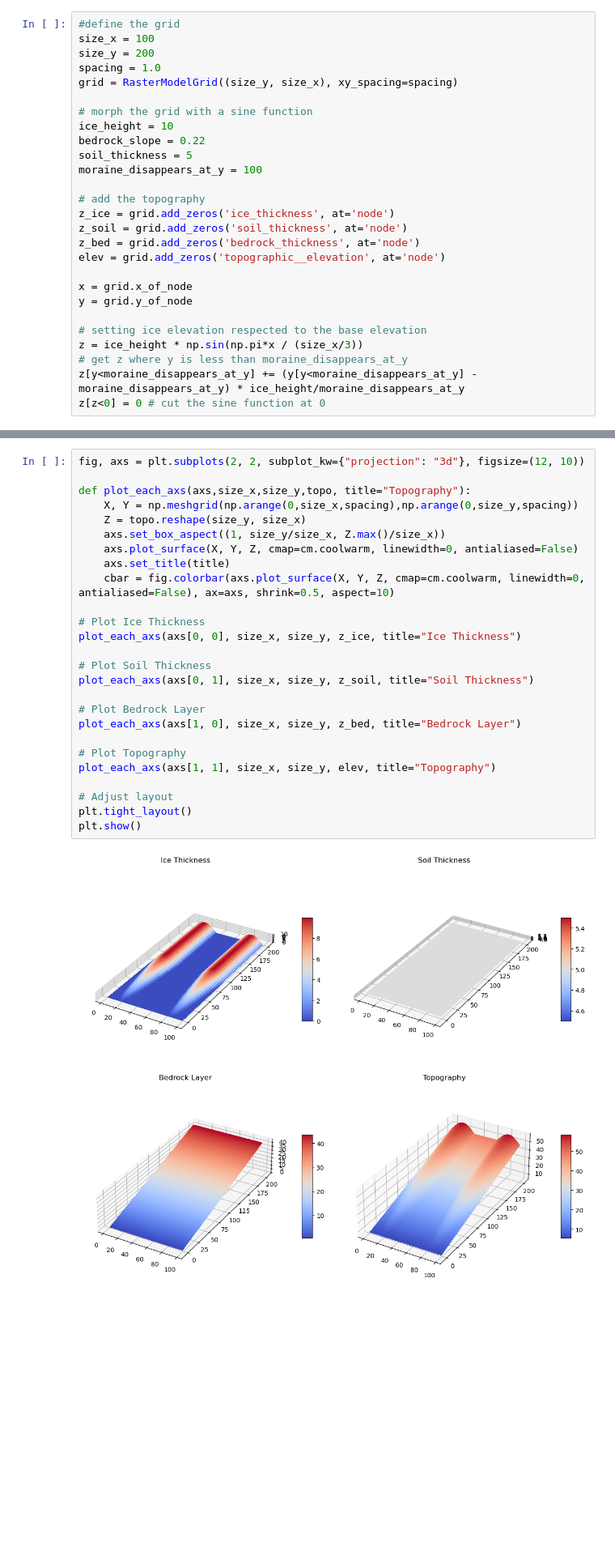
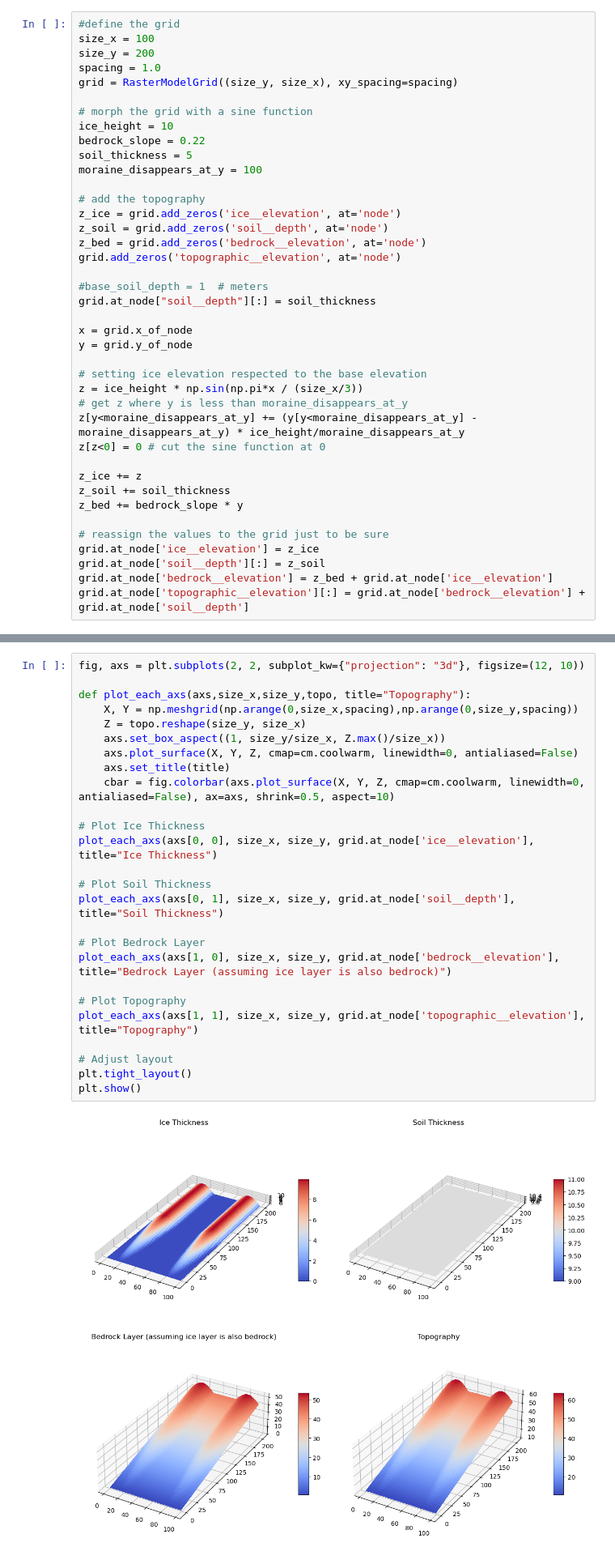
Before and after one commit to shaylatriant/2025-glacier-outbursts, a Jupyter notebook: post_glacial_lab.ipynb, the cells around one changed output, grey strips where cells are left out. Shown at 81% size. Saved outputs shown, nothing was run; the diff lists cells and outputs as text; blank space fills up the shorter version.

```diff
--- a/post_glacial_lab.ipynb
+++ b/post_glacial_lab.ipynb
@@ -102,10 +106,13 @@ soil_thickness = 5
 moraine_disappears_at_y = 100
 
 # add the topography
-z_ice = grid.add_zeros('ice_thickness', at='node')
-z_soil = grid.add_zeros('soil_thickness', at='node')
-z_bed = grid.add_zeros('bedrock_thickness', at='node')
-elev = grid.add_zeros('topographic__elevation', at='node')
+z_ice = grid.add_zeros('ice__elevation', at='node')
+z_soil = grid.add_zeros('soil__depth', at='node')
+z_bed = grid.add_zeros('bedrock__elevation', at='node')
+grid.add_zeros('topographic__elevation', at='node')
+
+#base_soil_depth = 1  # meters
+grid.at_node["soil__depth"][:] = soil_thickness
 
 x = grid.x_of_node
 y = grid.y_of_node
@@ -115,3 +122,13 @@ z = ice_height * np.sin(np.pi*x / (size_x/3))
 # get z where y is less than moraine_disappears_at_y
 z[y<moraine_disappears_at_y] += (y[y<moraine_disappears_at_y] - moraine_disappears_at_y) * ice_height/moraine_disappears_at_y
 z[z<0] = 0 # cut the sine function at 0
+
+z_ice += z
+z_soil += soil_thickness
+z_bed += bedrock_slope * y
+
+# reassign the values to the grid just to be sure
+grid.at_node['ice__elevation'] = z_ice
+grid.at_node['soil__depth'][:] = z_soil
+grid.at_node['bedrock__elevation'] = z_bed + grid.at_node['ice__elevation']
+grid.at_node['topographic__elevation'][:] = grid.at_node['bedrock__elevation'] + grid.at_node['soil__depth']
@@ -137,31 +143,31 @@ Because all layers are added up into the paramater `elev`, what are showing bell
 # %%
 fig, axs = plt.subplots(2, 2, subplot_kw={"projection": "3d"}, figsize=(12, 10))
 
 def plot_each_axs(axs,size_x,size_y,topo, title="Topography"):
     X, Y = np.meshgrid(np.arange(0,size_x,spacing),np.arange(0,size_y,spacing))
     Z = topo.reshape(size_y, size_x)
     axs.set_box_aspect((1, size_y/size_x, Z.max()/size_x))
     axs.plot_surface(X, Y, Z, cmap=cm.coolwarm, linewidth=0, antialiased=False)
     axs.set_title(title)
     cbar = fig.colorbar(axs.plot_surface(X, Y, Z, cmap=cm.coolwarm, linewidth=0, antialiased=False), ax=axs, shrink=0.5, aspect=10)
 
 # Plot Ice Thickness
-plot_each_axs(axs[0, 0], size_x, size_y, z_ice, title="Ice Thickness")
+plot_each_axs(axs[0, 0], size_x, size_y, grid.at_node['ice__elevation'], title="Ice Thickness")
 
 # Plot Soil Thickness
-plot_each_axs(axs[0, 1], size_x, size_y, z_soil, title="Soil Thickness")
+plot_each_axs(axs[0, 1], size_x, size_y, grid.at_node['soil__depth'], title="Soil Thickness")
 
 # Plot Bedrock Layer
-plot_each_axs(axs[1, 0], size_x, size_y, z_bed, title="Bedrock Layer")
+plot_each_axs(axs[1, 0], size_x, size_y, grid.at_node['bedrock__elevation'], title="Bedrock Layer (assuming ice layer is also bedrock)")
 
 # Plot Topography
-plot_each_axs(axs[1, 1], size_x, size_y, elev, title="Topography")
+plot_each_axs(axs[1, 1], size_x, size_y, grid.at_node['topographic__elevation'], title="Topography")
 
 # Adjust layout
 plt.tight_layout()
 plt.show()
 # %% [output]
-[figure, old version]
+[figure, new version]
 # %% [markdown]
 ### Define a Method That Thaws Ice as a Function of Overlying Sediment Thickness
 Following the data from Østrem (1959) and Nicholson and Benn (2006), we created a function that thaws massive ground ice. At sediment thicknesses below 5 cm, ice thaws at a rate of 6 cm/day. When sediment thickness exceeds 52 cm, thaw is fully inhibited.
```
Also changed, not shown: parts of 23 cells of this notebook, 1 other file.
